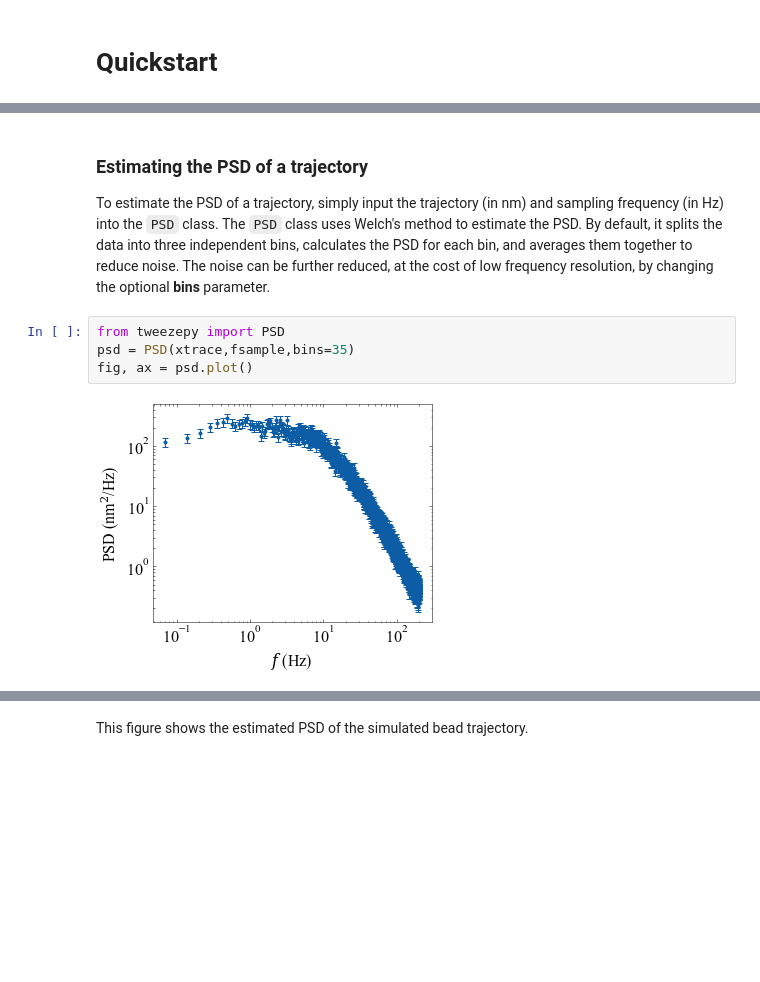
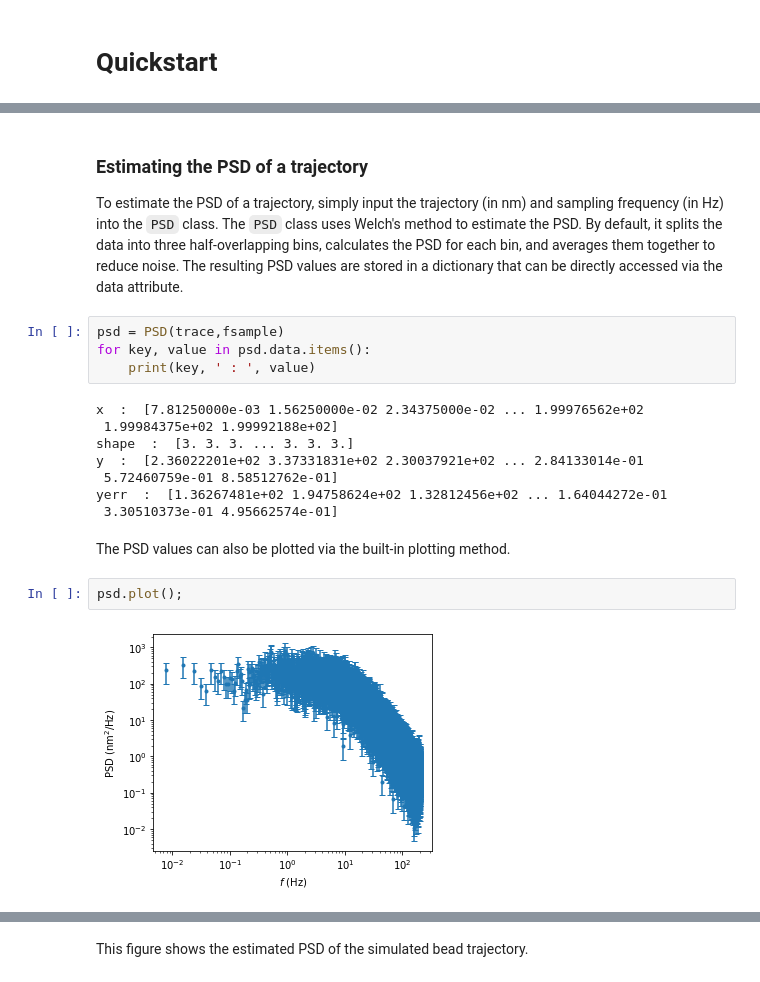
Before and after one commit to ianlmorgan/tweezepy, a Jupyter notebook: docs/pages/quickstart.ipynb, the cells around one changed output, grey strips where cells are left out. Drawn from its saved outputs; the diff is of its cells as text; blank space fills up the shorter version.

```diff
--- a/docs/pages/quickstart.ipynb
+++ b/docs/pages/quickstart.ipynb
@@ -46,9 +58,21 @@ To use the power spectral density (PSD) method, simply import and call the `PSD`
 # %% [markdown]
 ### Estimating the PSD of a trajectory
-To estimate the PSD of a trajectory, simply input the trajectory (in nm) and sampling frequency (in Hz) into the `PSD` class. The `PSD` class uses Welch's method to estimate the PSD. By default, it splits the data into three independent bins, calculates the PSD for each bin, and averages them together to reduce noise. The noise can be further reduced, at the cost of low frequency resolution, by changing the optional **bins** parameter.
+To estimate the PSD of a trajectory, simply input the trajectory (in nm) and sampling frequency (in Hz) into the `PSD` class. The `PSD` class uses Welch's method to estimate the PSD. By default, it splits the data into three half-overlapping bins, calculates the PSD for each bin, and averages them together to reduce noise. The resulting PSD values are stored in a dictionary that can be directly accessed via the data attribute.
-# %%
-from tweezepy import PSD
-psd = PSD(xtrace,fsample,bins=35)
-fig, ax = psd.plot()
-# %% [output]
-[figure, removed]
+# %%
+psd = PSD(trace,fsample)
+for key, value in psd.data.items():
+    print(key, ' : ', value)
+# %% [output]
+x  :  [7.81250000e-03 1.56250000e-02 2.34375000e-02 ... 1.99976562e+02
+ 1.99984375e+02 1.99992188e+02]
+shape  :  [3. 3. 3. ... 3. 3. 3.]
+y  :  [2.36022201e+02 3.37331831e+02 2.30037921e+02 ... 2.84133014e-01
+ 5.72460759e-01 8.58512762e-01]
+yerr  :  [1.36267481e+02 1.94758624e+02 1.32812456e+02 ... 1.64044272e-01
+ 3.30510373e-01 4.95662574e-01]
+# %% [markdown]
+The PSD values can also be plotted via the built-in plotting method.
+# %%
+psd.plot();
+# %% [output]
+[figure, added]
```
Also changed, not shown: parts of 24 cells of this notebook, 22 other files.
